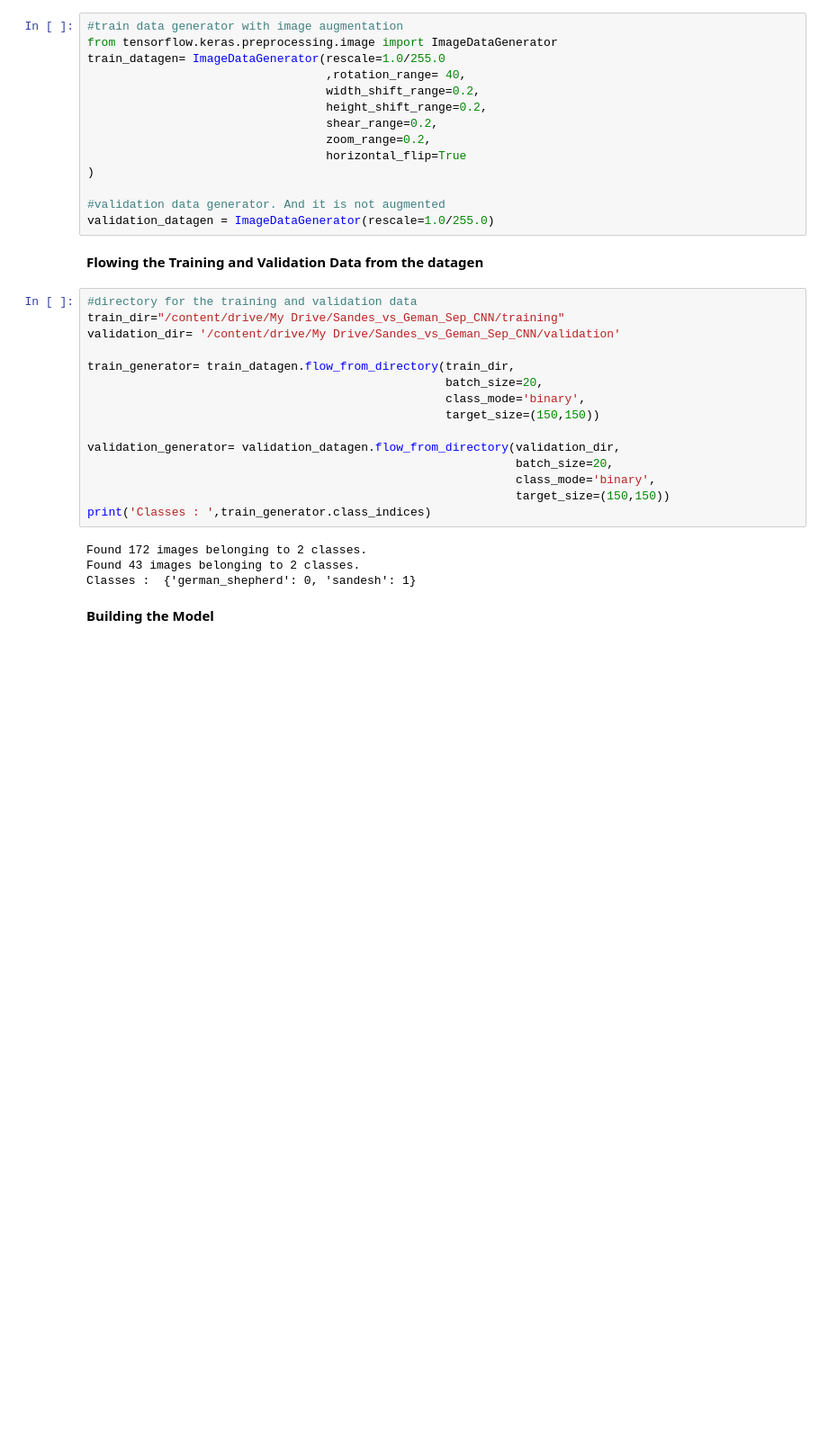
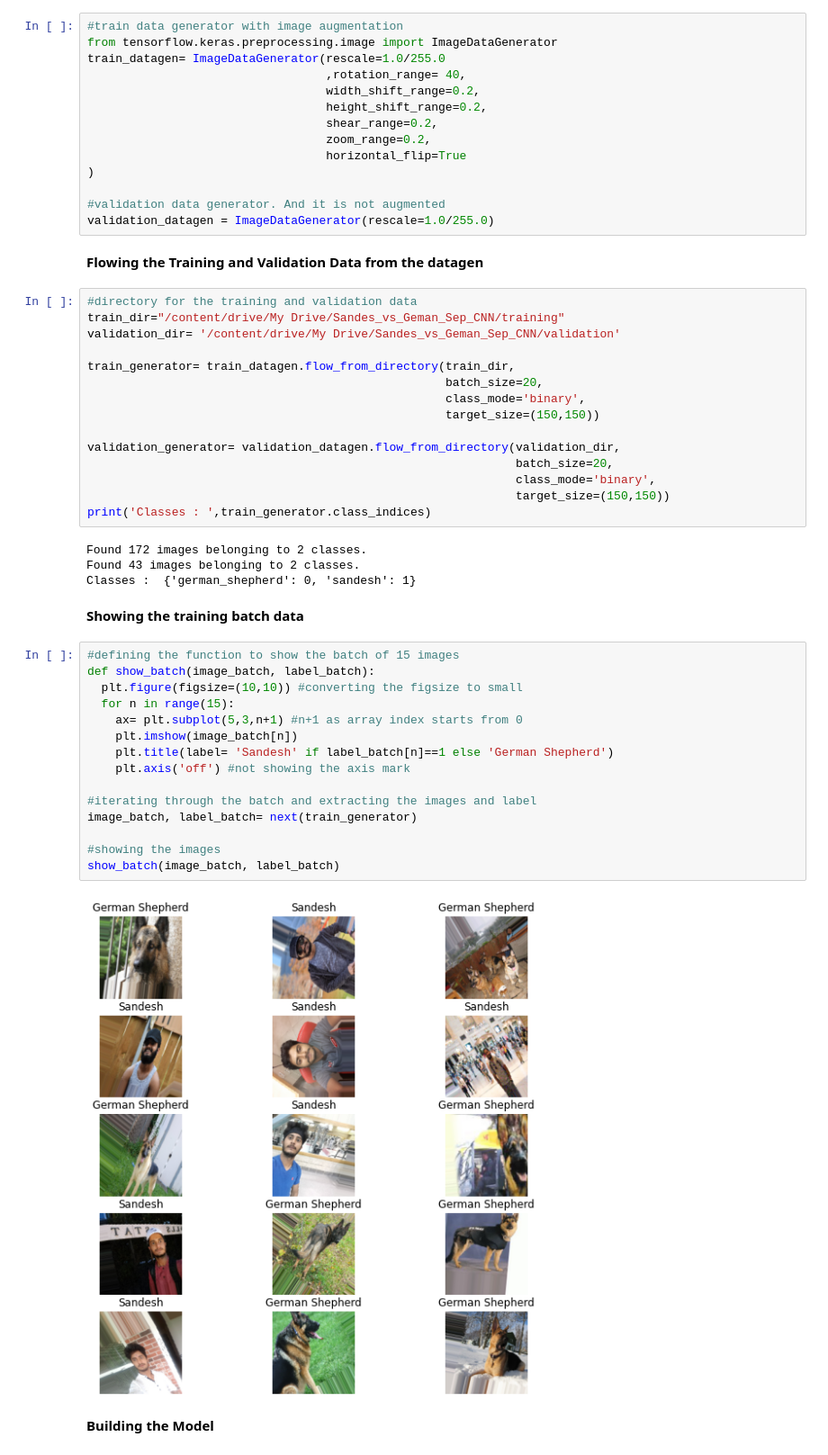
Before and after one commit to sharmajee499/Sandesh_OR_German_Shepherd, a Jupyter notebook: Sandesh_OR_GermanShepherd.ipynb, the cells around one changed output. Shown at 90% size. Drawn from its saved outputs; the diff is of its cells as text; blank space fills up the shorter version.

```diff
--- a/Sandesh_OR_GermanShepherd.ipynb
+++ b/Sandesh_OR_GermanShepherd.ipynb
@@ -154,6 +154,25 @@ print('Classes : ',train_generator.class_indices)
 Found 172 images belonging to 2 classes.
 Found 43 images belonging to 2 classes.
 Classes :  {'german_shepherd': 0, 'sandesh': 1}
+# %% [markdown]
+**Showing the training batch data**
+# %%
+#defining the function to show the batch of 15 images
+def show_batch(image_batch, label_batch):
+  plt.figure(figsize=(10,10)) #converting the figsize to small
+  for n in range(15):
+    ax= plt.subplot(5,3,n+1) #n+1 as array index starts from 0
+    plt.imshow(image_batch[n])
+    plt.title(label= 'Sandesh' if label_batch[n]==1 else 'German Shepherd')
+    plt.axis('off') #not showing the axis mark
+
+#iterating through the batch and extracting the images and label
+image_batch, label_batch= next(train_generator)
+
+#showing the images
+show_batch(image_batch, label_batch)
+# %% [output]
+[figure, added]
 # %% [markdown]
 **Building the Model**
 # %%
```
Also changed, not shown: parts of 5 cells of this notebook.
